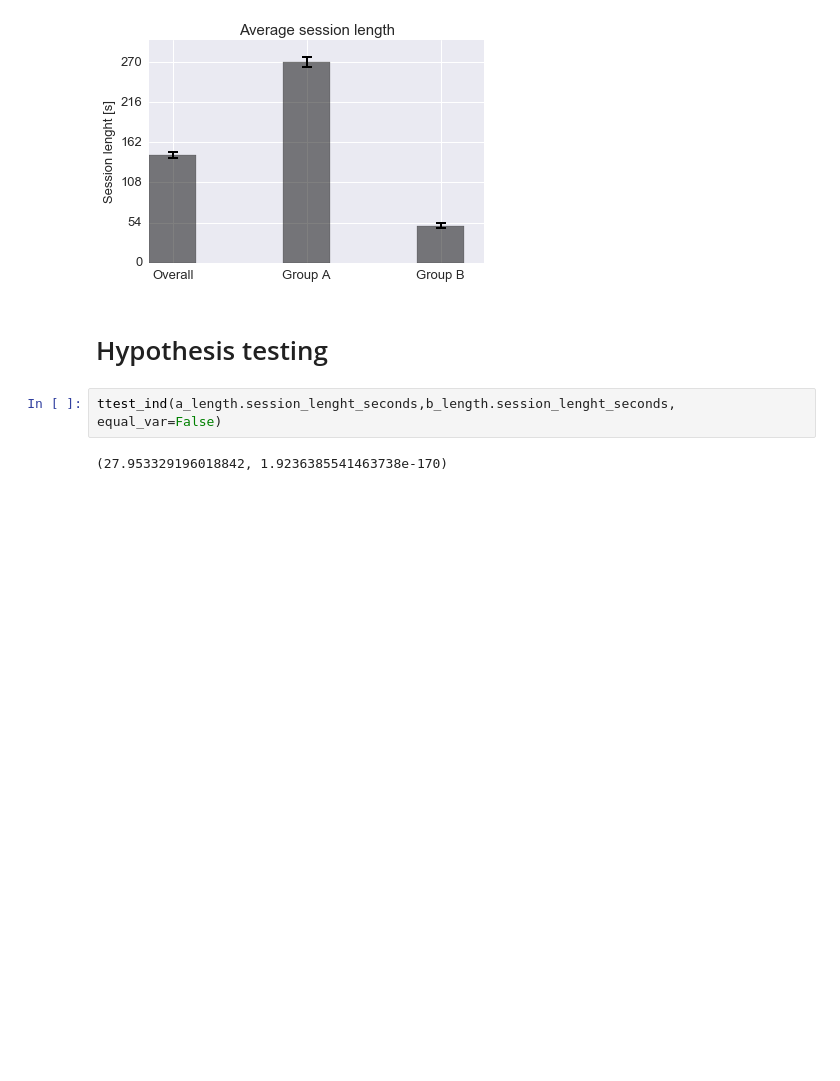
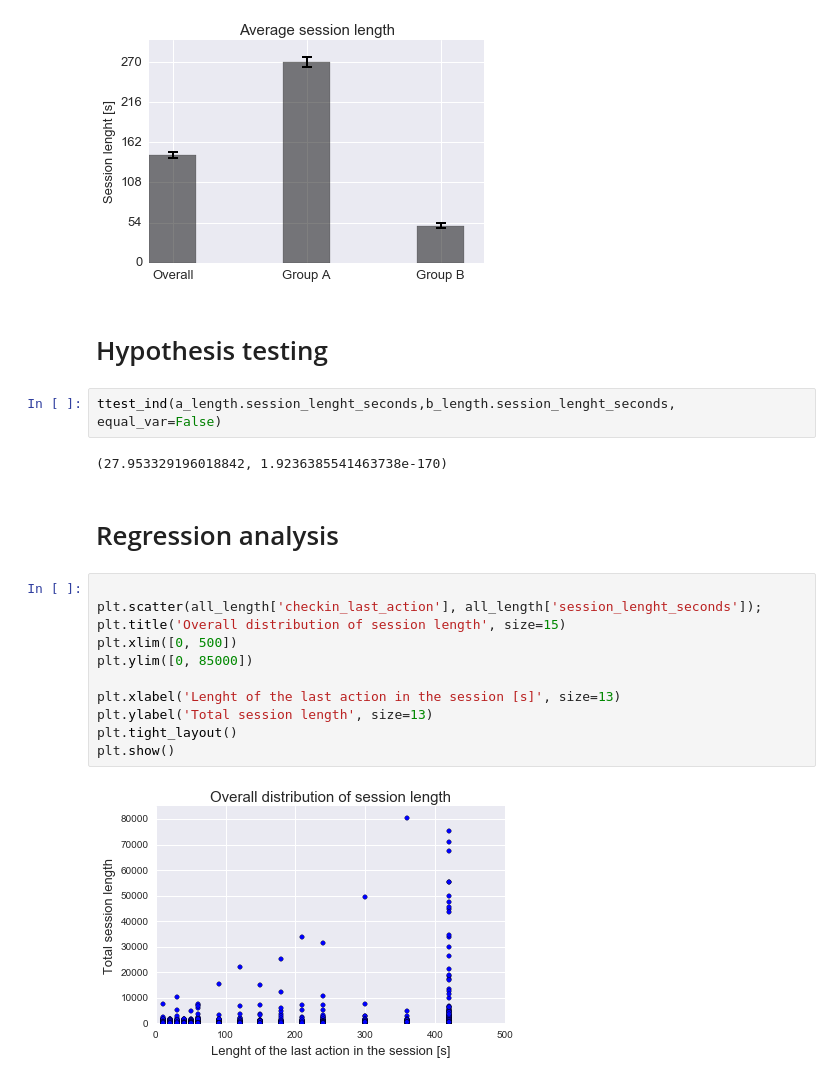
Before and after one commit to zuzannna/AB-Testing-Bayes, a Jupyter notebook: AB_Testing_Bayes.ipynb, the cells around one changed output. Drawn from its saved outputs; the diff is of its cells as text; blank space fills up the shorter version.

Commit message:
added linear regression model

```diff
--- a/AB_Testing_Bayes.ipynb
+++ b/AB_Testing_Bayes.ipynb
@@ -161,3 +160,18 @@ bars(means, errors, title, ylabel)
 ttest_ind(a_length.session_lenght_seconds,b_length.session_lenght_seconds, equal_var=False)
 # %% [output]
 (27.953329196018842, 1.9236385541463738e-170)
+# %% [markdown]
+# Regression analysis
+# %%
+
+plt.scatter(all_length['checkin_last_action'], all_length['session_lenght_seconds']);
+plt.title('Overall distribution of session length', size=15)
+plt.xlim([0, 500])
+plt.ylim([0, 85000])
+
+plt.xlabel('Lenght of the last action in the session [s]', size=13)
+plt.ylabel('Total session length', size=13)
+plt.tight_layout()
+plt.show()
+# %% [output]
+[figure, added]
```
Also changed, not shown: parts of 9 cells of this notebook.
